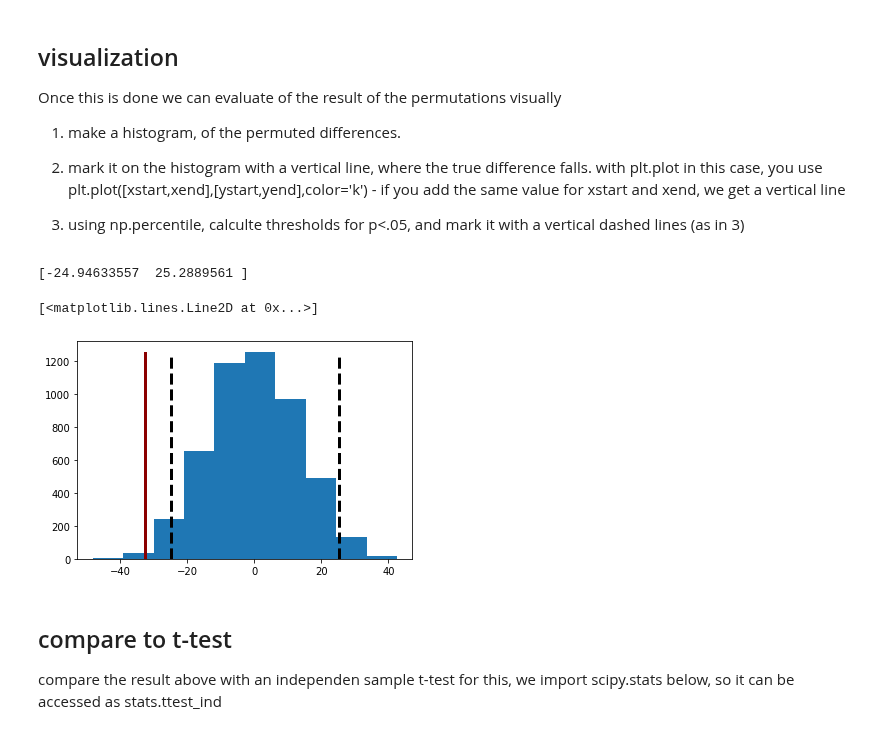
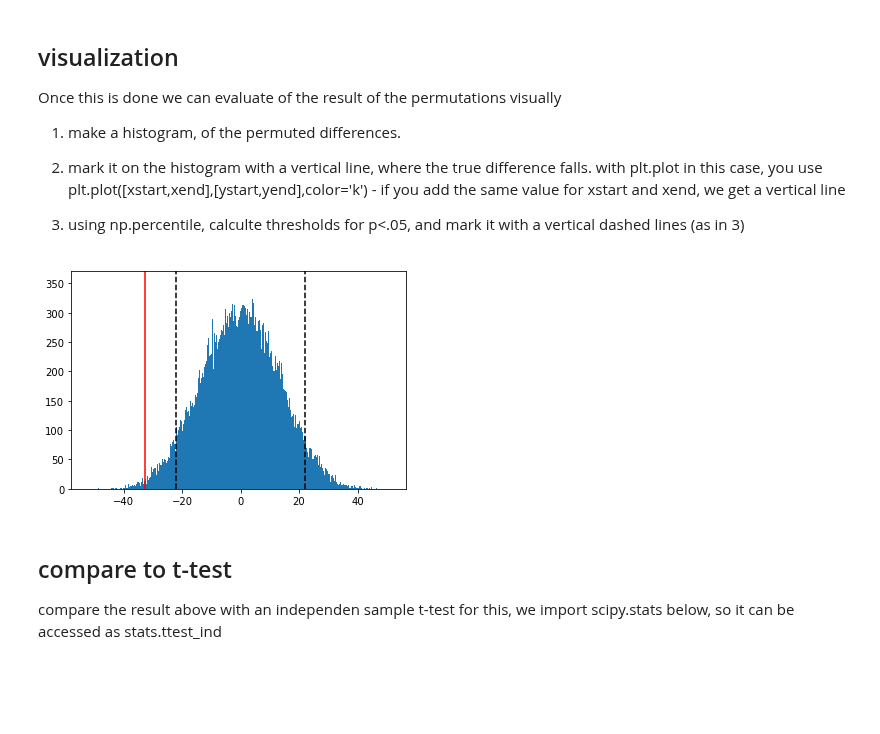
Before and after one commit to univiemops/tewa1-computational-cognition, a Jupyter notebook: latest_to_check/04 Resampling.ipynb, the cells around one changed output. Drawn from its saved outputs; the diff is of its cells as text; code cells hidden in the pictures; blank space fills up the shorter version.

```diff
--- a/latest_to_check/04 Resampling.ipynb
+++ b/latest_to_check/04 Resampling.ipynb
@@ -71,3 +69,0 @@ Calculate the difference of means between the groups, and store it, called TrueD
-# %%
-TrueDiff=np.mean(Data1)-np.mean(Data2)
-print(TrueDiff)
@@ -158,2 +107,26 @@ print(permdiff)
+# %%
+def perm_test(arr_1,arr_2,n_repetitions):
+    res = []
+
+    for i in range(n_repetitions):
+        #1
+        arr_comb = np.concatenate((arr_1,arr_2))
+        #2
+        arr_perm = np.random.permutation(arr_comb)
+        #3
+        arr_split_1 = arr_perm[0:int(len(arr_comb)/2)]
+        arr_split_2 = arr_perm[int(len(arr_comb)/2):]
+        # 4
+        mean_delta_perm = arr_split_1.mean() - arr_split_2.mean()
+        # 5
+        res.append(mean_delta_perm)
+
+    return res
+
+#6 run function with 2000 repetitions
+
+n_repetitions = 1_000_000
+
+res = perm_test(Data1,Data2,n_repetitions=n_repetitions)
 # %% [markdown]
 try to make your solution general -- that could work with data of any size and any permutations
@@ -235,19 +152,13 @@ in this case, you use plt.plot([xstart,xend],[ystart,yend],color='k')  -
 if you add the same value for xstart and xend, we get a vertical line
 
 3. using np.percentile, calculte thresholds for p<.05, and mark it with a vertical dashed lines (as in 3)
-# %%
-
-
-plt.hist(permdiffs)
-plt.plot([TrueDiff,TrueDiff],[0,Nperm/4],linewidth=3,color='darkred')   # in this solution, the heigth of the line is adapted to the number of permutations
-Thresholds=np.percentile(permdiffs,[2.5,97.5])
-print(Thresholds)
-plt.plot([Thresholds[0],Thresholds[0]],[0,Nperm/4],linewidth=3,color='k',linestyle='--')
-plt.plot([Thresholds[1],Thresholds[1]],[0,Nperm/4],linewidth=3,color='k',linestyle='--')
-# %% [output]
-[-24.94633557  25.2889561 ]
-[<matplotlib.lines.Line2D at 0x...>]
-[figure, removed]
+# %%
+plt.hist(res,bins=10000);
+plt.axvline(TrueDiff, color="red");
+plt.axvline(np.percentile(res,5), color="black", linestyle='dashed');
+plt.axvline(np.percentile(res,95), color="black", linestyle='dashed');
+# %% [output]
+[figure, added]
 # %% [markdown]
 ## compare to t-test
 compare the result above with an independen sample t-test
```
Also changed, not shown: parts of 32 cells of this notebook, 1 other file.
